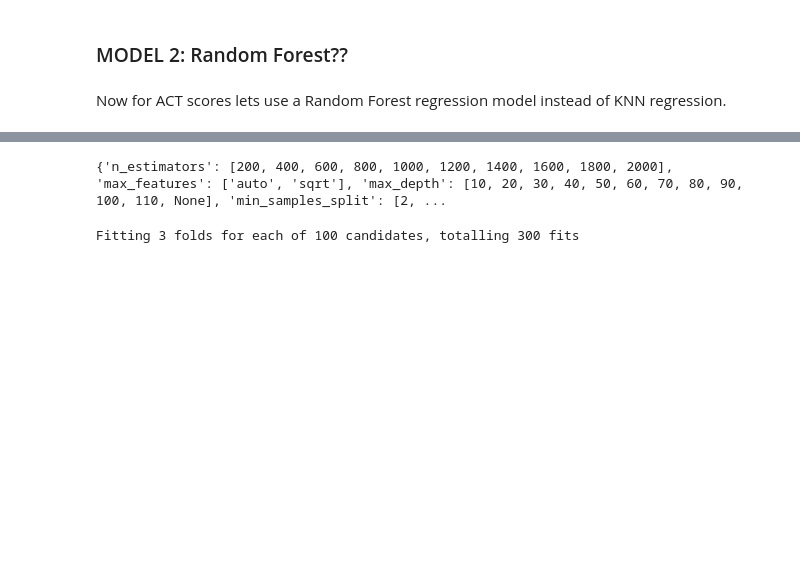
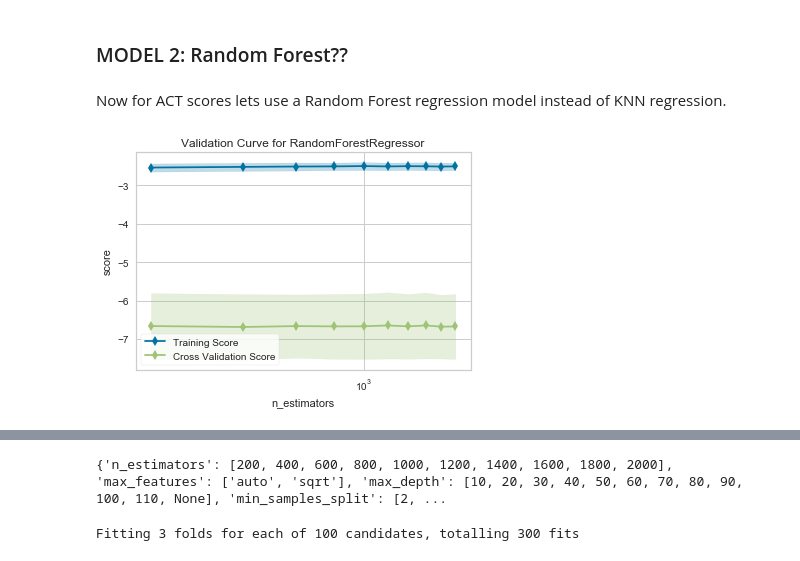
Before and after one commit to crkim13/7331DataMining, a Jupyter notebook: Lab2.ipynb, the cells around one changed output, grey strips where cells are left out. Saved outputs shown, nothing was run; the diff lists cells and outputs as text; code cells hidden in the pictures; blank space fills up the shorter version.

Commit message:
made RF yellowbrick graphs, making RF on % enrolled now. need to finish that and do a once over on all model code

```diff
--- a/Lab2.ipynb
+++ b/Lab2.ipynb
@@ -839,3 +839,17 @@ g = visualizer.poof()             # Draw/show/poof the data
 ### MODEL 2: Random Forest??
 # %% [markdown]
 Now for ACT scores lets use a Random Forest regression model instead of KNN regression.
+# %%
+from sklearn.ensemble import RandomForestRegressor
+
+viz = ValidationCurve(
+    RandomForestRegressor(), param_name = 'n_estimators',
+    param_range = [int(x) for x in np.linspace(start = 200, stop = 2000, num = 10)],
+    logx = True, cv = cv_object, scoring = mae_scorer, n_jobs = -1,
+)
+
+# Fit and poof the visualizer
+viz.fit(X, y)
+viz.poof()
+# %% [output]
+[figure, added]
```
Also changed, not shown: parts of 13 cells of this notebook.
